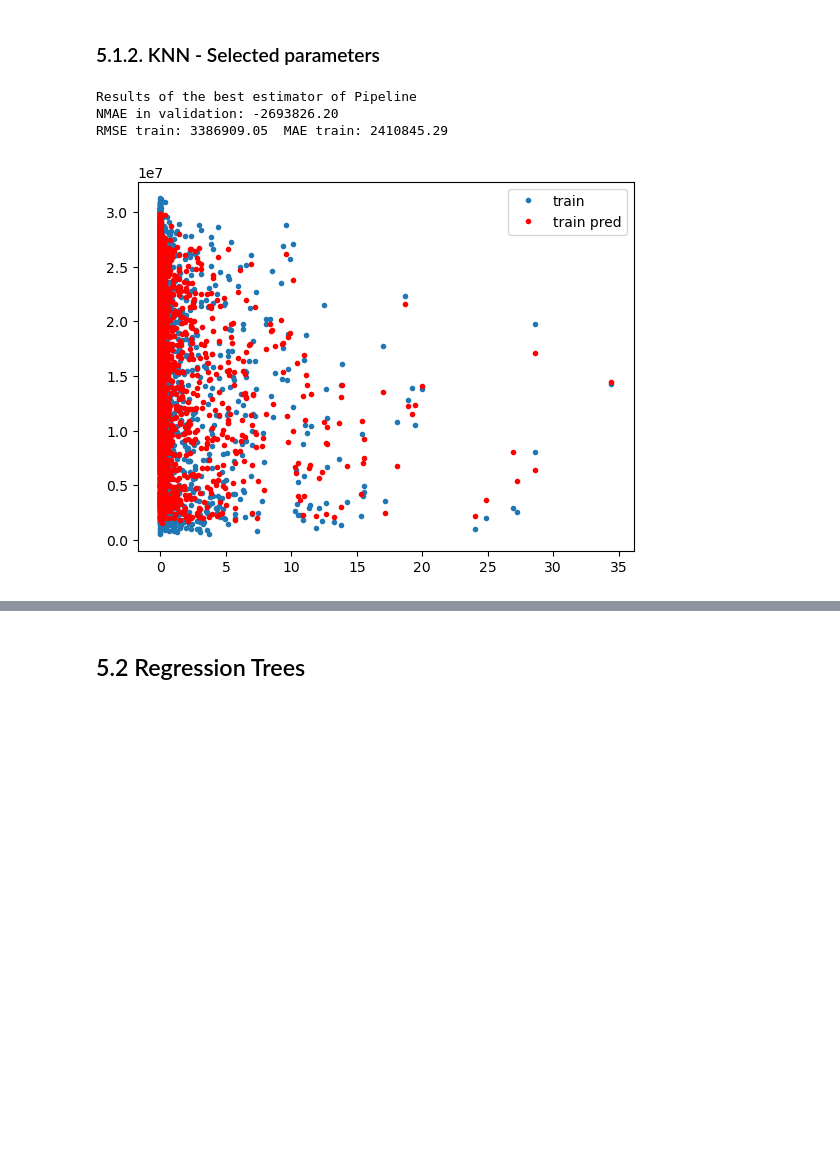
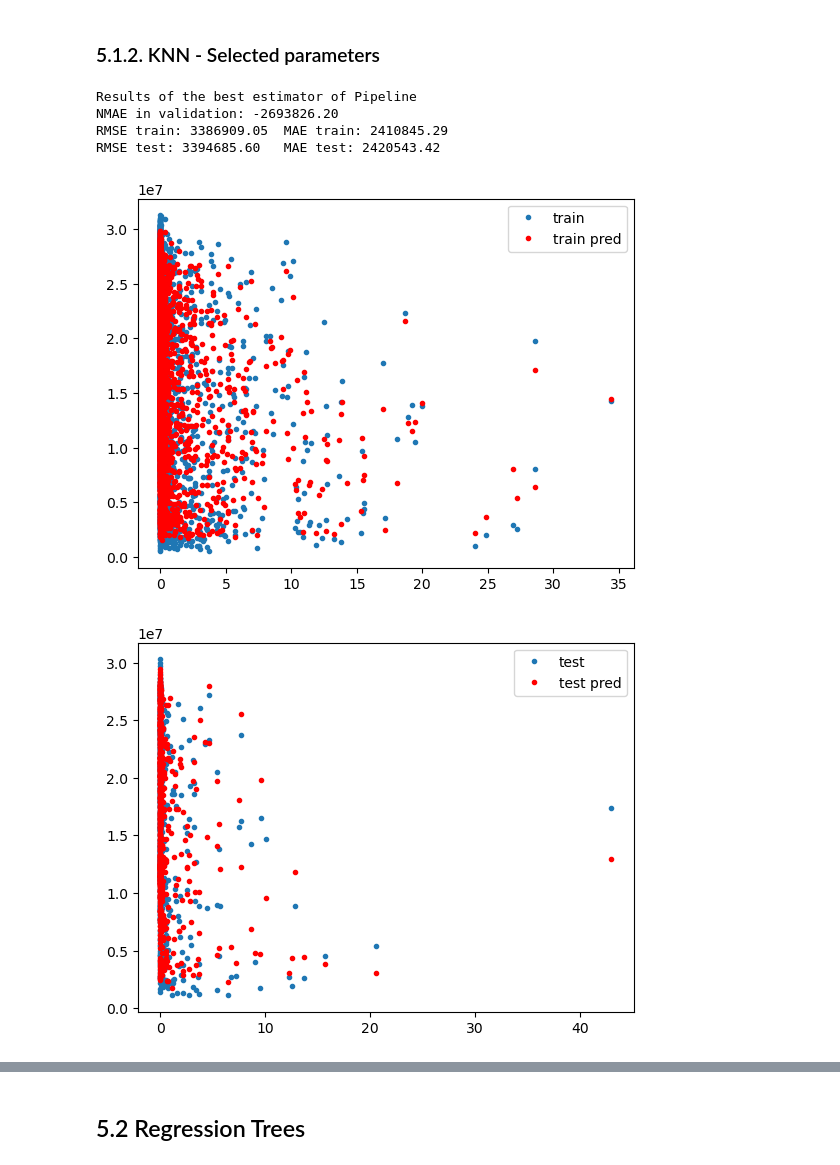
Before and after one commit to carlosiborra/AMS-2013-2014-Solar-Energy-Prediction-Contest, a Jupyter notebook: code/model.ipynb, the cells around one changed output, grey strips where cells are left out. Drawn from its saved outputs; the diff is of its cells as text; code cells hidden in the pictures; blank space fills up the shorter version.

```diff
--- a/code/model.ipynb
+++ b/code/model.ipynb
@@ -697,34 +687,36 @@ param_grid = {
 }
 
 model = RandomizedSearchCV(
     pipeline,
     param_grid,
     scoring="neg_mean_absolute_error",
     cv=TimeSeriesSplit(
         n_splits
     ),  # TimeSeriesSplit to split the data in folds without losing the temporal order
     n_iter=budget,
 )
 
 start_time = time.time()
 model.fit(X=X_train, y=y_train)
 end_time = time.time()
 
 total_time = end_time - start_time
 
 score = train_and_test(
-    model.best_estimator_, model.best_score_, X_train, y_train
+    model.best_estimator_, model.best_score_, X_train, y_train, X_test, y_test
 )
 
 results["KNN_select"] = score
 times["KNN_select"] = total_time
 
 print_results("KNN SELECTED PARAMETERS", model, model.best_score_, score, total_time)
 # %% [output]
 Results of the best estimator of Pipeline
 NMAE in validation: -2693826.20
 RMSE train: 3386909.05  MAE train: 2410845.29
+RMSE test: 3394685.60   MAE test: 2420543.42
 [figure]
+[figure, added]
 ---------------------------------------------------
 KNN SELECTED PARAMETERS best model is:
 
```
Also changed, not shown: parts of 16 cells of this notebook, 4 other files.
